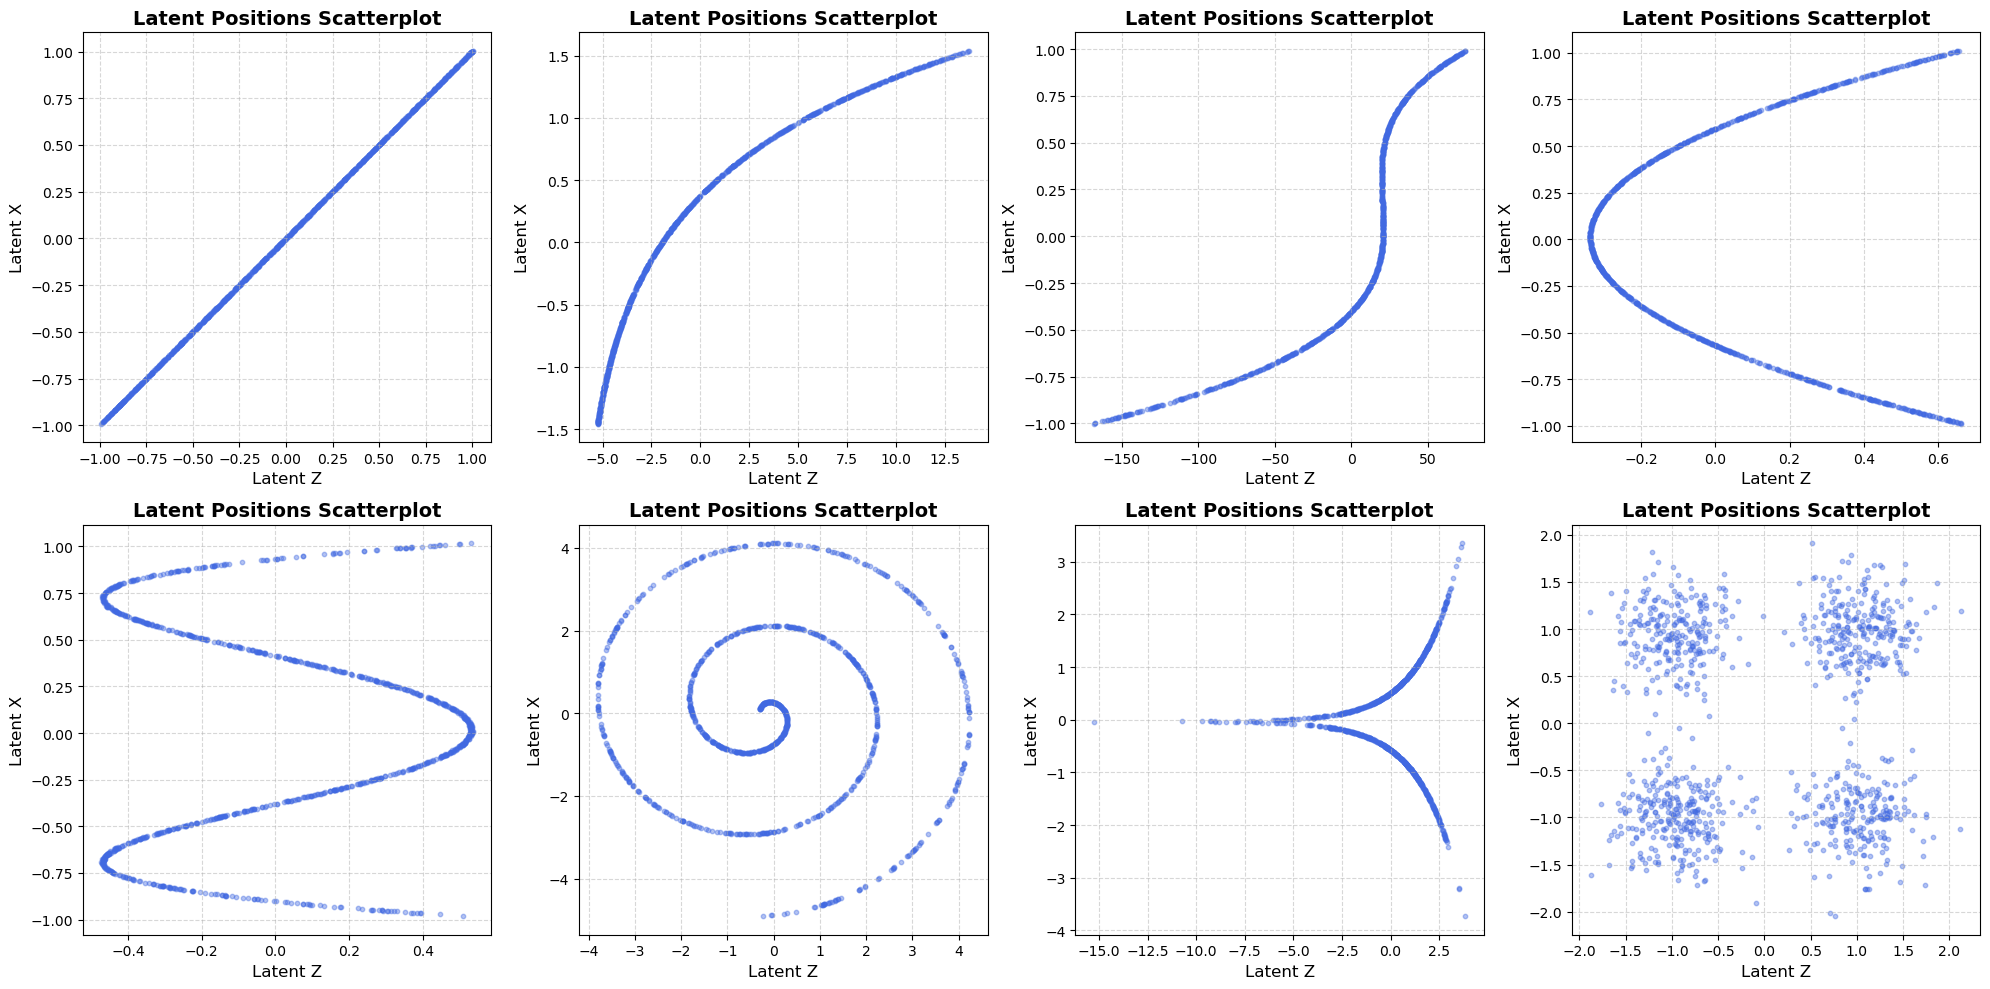
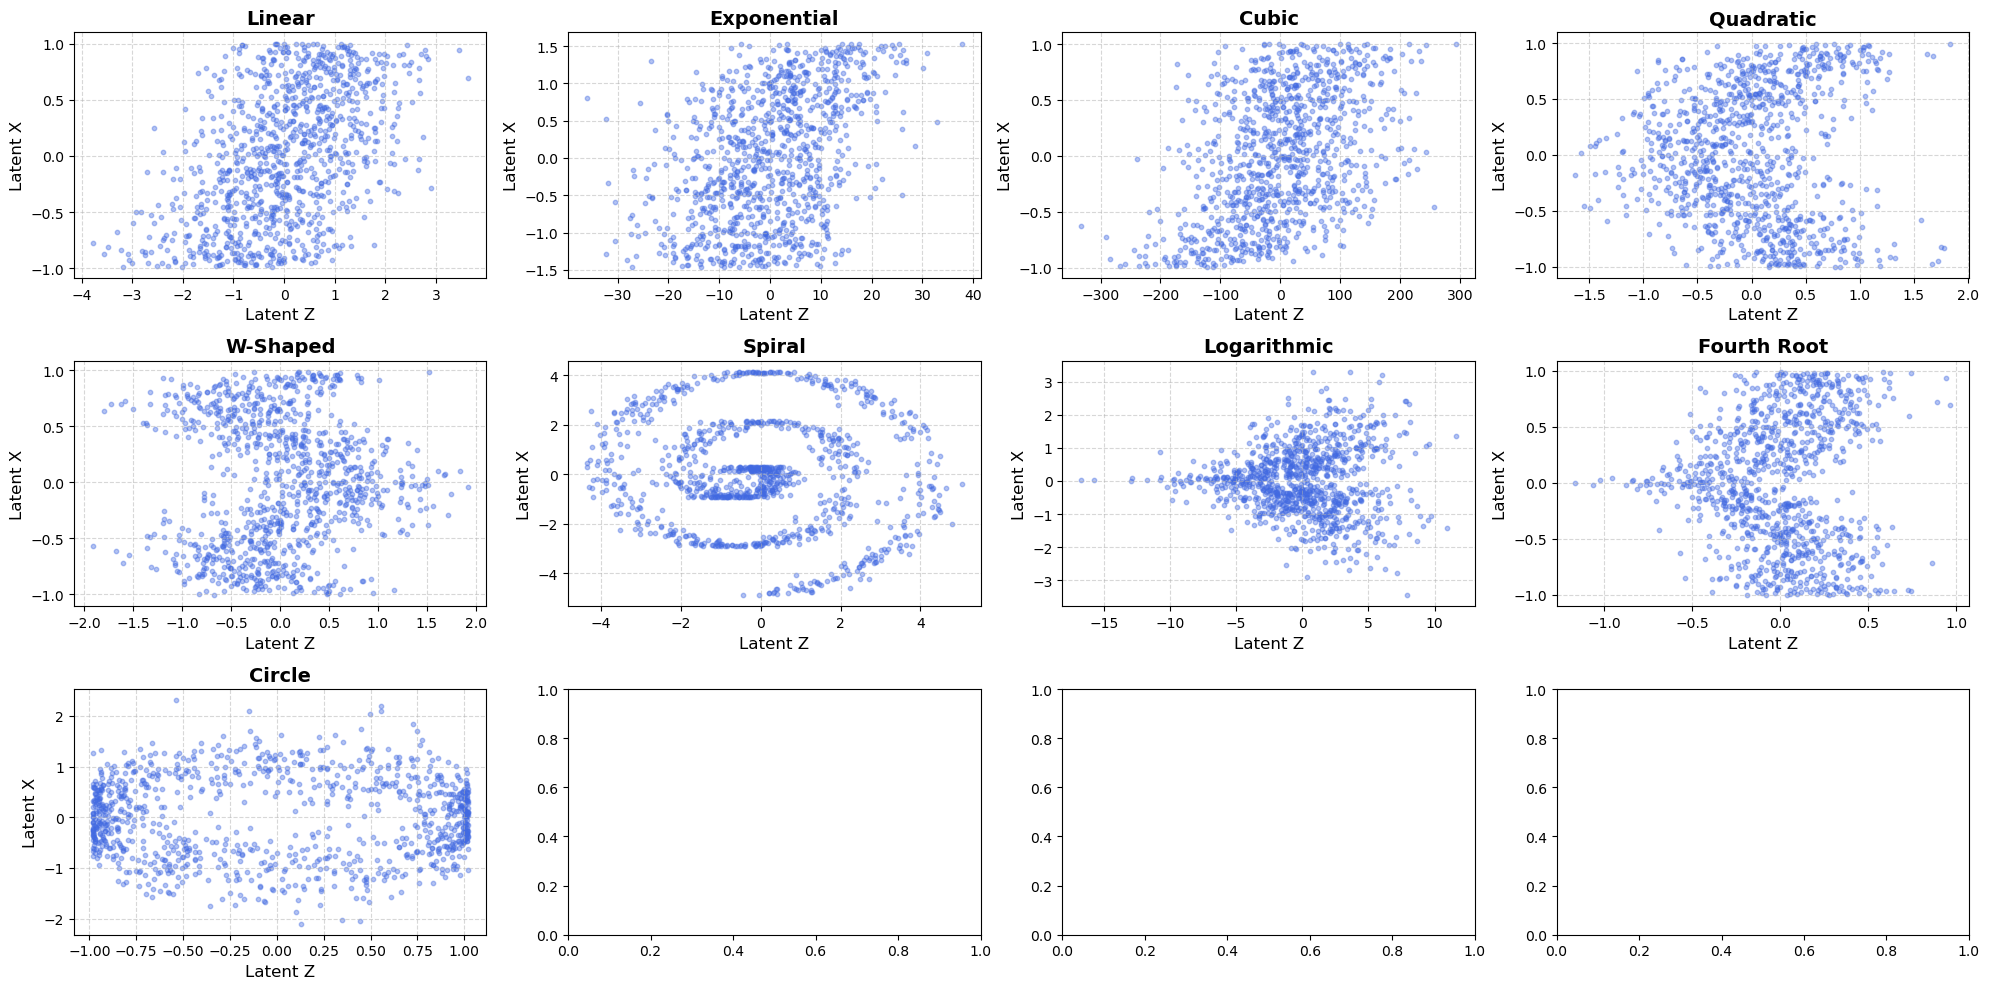
Unified diff of the notebook cell whose output changed from the first chart to the second:
--- before
+++ after
@@ -1,3 +1,3 @@
 visualise_latent(Z_list, X_list,
-                 shape=(2, 4), figsize=(20, 10), k=0, 
+                 shape=(3, 4), figsize=(20, 10), k=0, titles=params['titles'],
                  kdplot=False, sharex=False, sharey=False)

Commit: fix bug in dgp